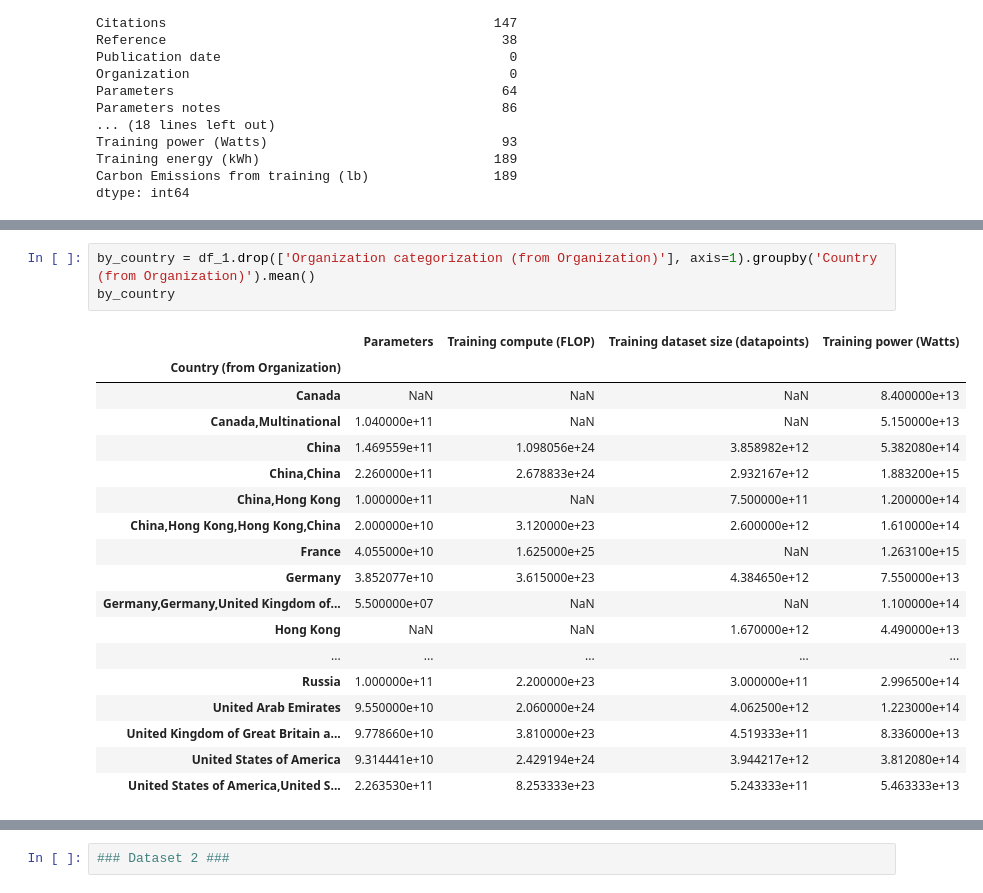
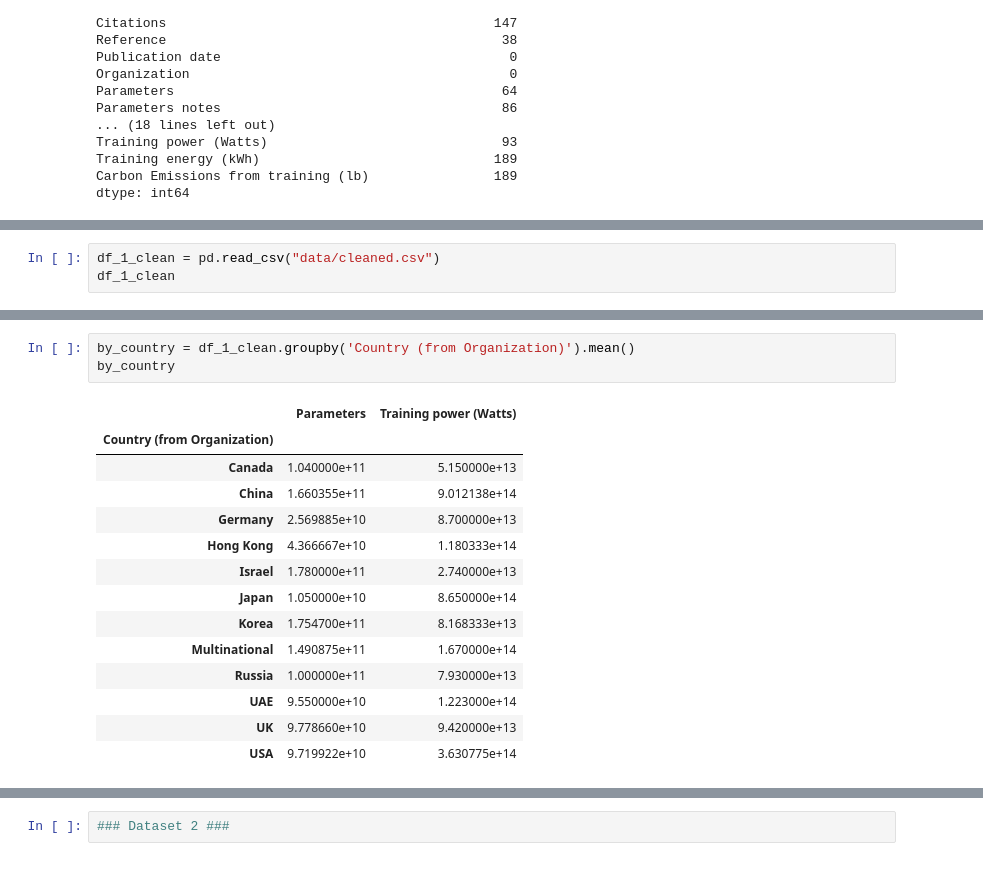
Before and after one commit to Burgundy800020/AI_sus_repo, a Jupyter notebook: Starter.ipynb, the cells around one changed output, grey strips where cells are left out. Drawn from its saved outputs; the diff is of its cells as text.

```diff
--- a/Starter.ipynb
+++ b/Starter.ipynb
@@ -136,0 +138,3 @@ df_1_clean
+# %%
+df_1_clean = pd.read_csv("data/cleaned.csv")
+df_1_clean
@@ -137,22 +155,18 @@ df_1_clean
 # %%
-by_country = df_1.drop(['Organization categorization (from Organization)'], axis=1).groupby('Country (from Organization)').mean()
+by_country = df_1_clean.groupby('Country (from Organization)').mean()
 by_country
 # %% [output]
-|  | Parameters | Training compute (FLOP) | Training dataset size (datapoints) | Training power (Watts) |
-| Country (from Organization) |  |  |  |  |
-| Canada | NaN | NaN | NaN | 8.400000e+13 |
-| Canada,Multinational | 1.040000e+11 | NaN | NaN | 5.150000e+13 |
-| China | 1.469559e+11 | 1.098056e+24 | 3.858982e+12 | 5.382080e+14 |
-| China,China | 2.260000e+11 | 2.678833e+24 | 2.932167e+12 | 1.883200e+15 |
-| China,Hong Kong | 1.000000e+11 | NaN | 7.500000e+11 | 1.200000e+14 |
-| China,Hong Kong,Hong Kong,China | 2.000000e+10 | 3.120000e+23 | 2.600000e+12 | 1.610000e+14 |
-| France | 4.055000e+10 | 1.625000e+25 | NaN | 1.263100e+15 |
-| Germany | 3.852077e+10 | 3.615000e+23 | 4.384650e+12 | 7.550000e+13 |
-| Germany,Germany,United Kingdom of... | 5.500000e+07 | NaN | NaN | 1.100000e+14 |
-| Hong Kong | NaN | NaN | 1.670000e+12 | 4.490000e+13 |
-| ... | ... | ... | ... | ... |
-| Russia | 1.000000e+11 | 2.200000e+23 | 3.000000e+11 | 2.996500e+14 |
-| United Arab Emirates | 9.550000e+10 | 2.060000e+24 | 4.062500e+12 | 1.223000e+14 |
-| United Kingdom of Great Britain a... | 9.778660e+10 | 3.810000e+23 | 4.519333e+11 | 8.336000e+13 |
-| United States of America | 9.314441e+10 | 2.429194e+24 | 3.944217e+12 | 3.812080e+14 |
-| United States of America,United S... | 2.263530e+11 | 8.253333e+23 | 5.243333e+11 | 5.463333e+13 |
+|  | Parameters | Training power (Watts) |
+| Country (from Organization) |  |  |
+| Canada | 1.040000e+11 | 5.150000e+13 |
+| China | 1.660355e+11 | 9.012138e+14 |
+| Germany | 2.569885e+10 | 8.700000e+13 |
+| Hong Kong | 4.366667e+10 | 1.180333e+14 |
+| Israel | 1.780000e+11 | 2.740000e+13 |
+| Japan | 1.050000e+10 | 8.650000e+14 |
+| Korea | 1.754700e+11 | 8.168333e+13 |
+| Multinational | 1.490875e+11 | 1.670000e+14 |
+| Russia | 1.000000e+11 | 7.930000e+13 |
+| UAE | 9.550000e+10 | 1.223000e+14 |
+| UK | 9.778660e+10 | 9.420000e+13 |
+| USA | 9.719922e+10 | 3.630775e+14 |
```
Also changed, not shown: parts of 8 cells of this notebook, 3 other files.
